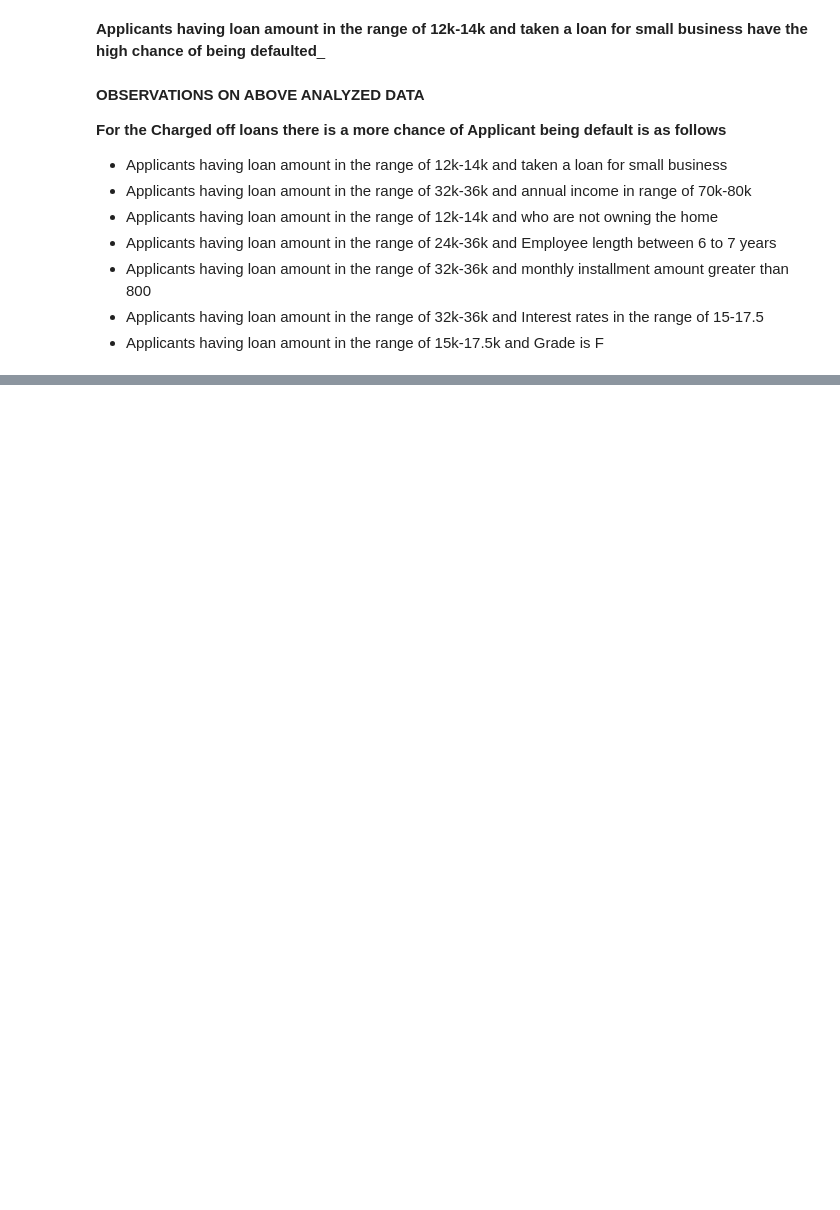
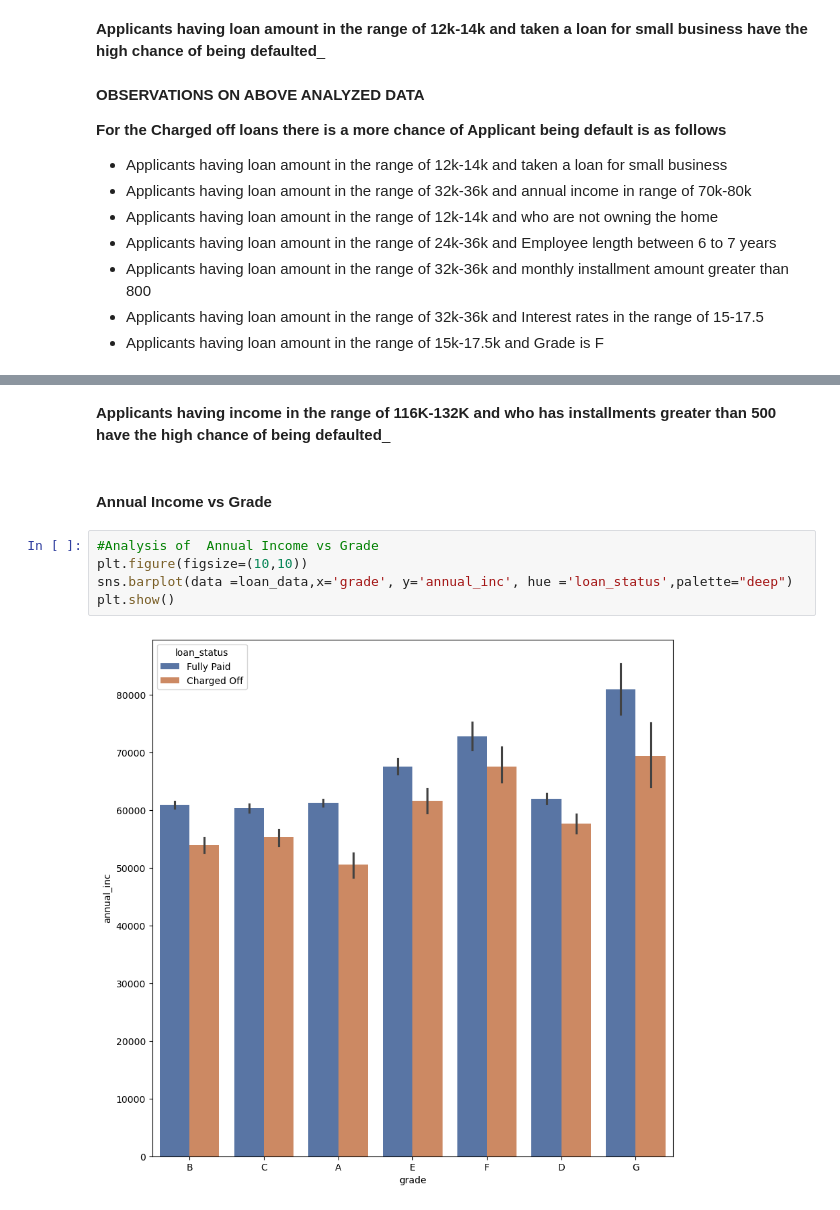
Before and after one commit to Gokul2448/LendingClubCaseStudy, a Jupyter notebook: Lending_club_case_study_Gokul_Saurabh_V1.ipynb, the cells around one changed output, grey strips where cells are left out. Drawn from its saved outputs; the diff is of its cells as text; blank space fills up the shorter version.

```diff
--- a/Lending_club_case_study_Gokul_Saurabh_V1.ipynb
+++ b/Lending_club_case_study_Gokul_Saurabh_V1.ipynb
@@ -1073,0 +1107,11 @@ __For the Charged off loans there is a more chance of Applicant being default is
+# %% [markdown]
+__Applicants having income in the range of 116K-132K and who has installments greater than 500 have the high chance of being defaulted___
+# %% [markdown]
+#### Annual Income vs Grade
+# %%
+#Analysis of  Annual Income vs Grade
+plt.figure(figsize=(10,10))
+sns.barplot(data =loan_data,x='grade', y='annual_inc', hue ='loan_status',palette="deep")
+plt.show()
+# %% [output]
+[figure, added]
```
Also changed, not shown: parts of 22 cells of this notebook.
